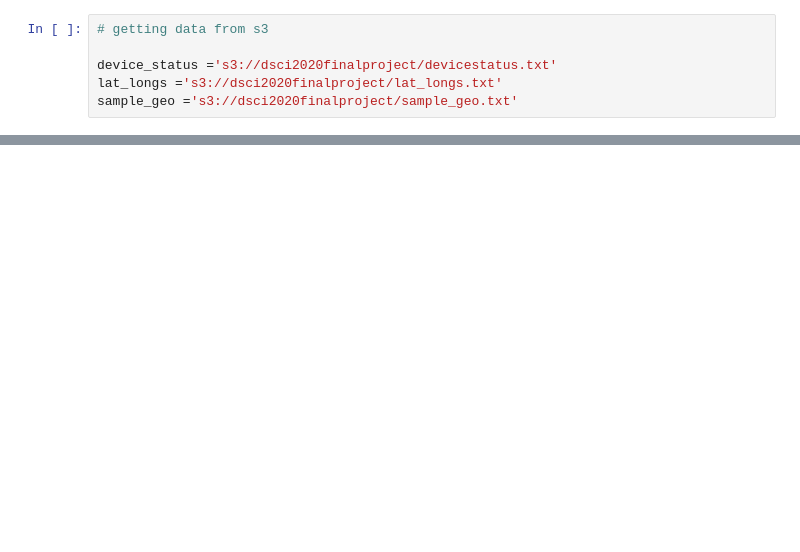
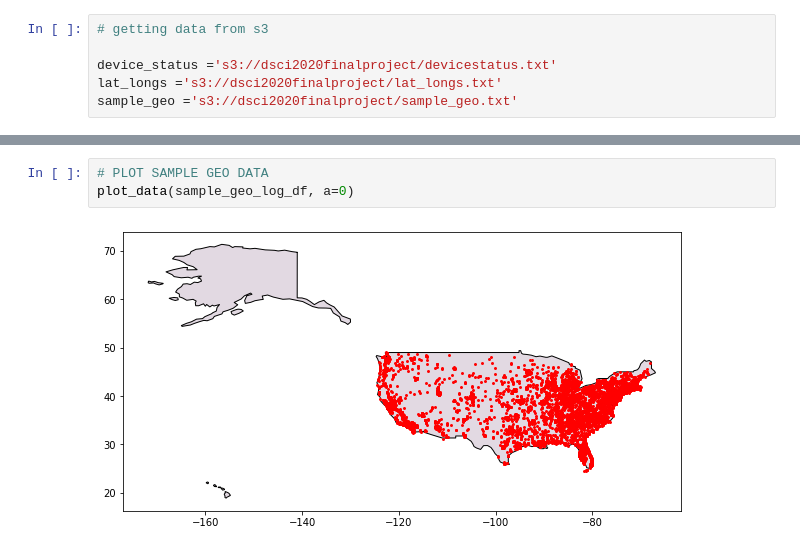
Before and after one commit to asheshbyanju/geo_location_clustering, a Jupyter notebook: geo location clustering.ipynb, the cells around one changed output, grey strips where cells are left out. Saved outputs shown, nothing was run; the diff lists cells and outputs as text; blank space fills up the shorter version.

```diff
--- a/geo location clustering.ipynb
+++ b/geo location clustering.ipynb
@@ -333,0 +151,5 @@ NameError: name 'geopandas' is not defined
+# %%
+# PLOT SAMPLE GEO DATA
+plot_data(sample_geo_log_df, a=0)
+# %% [output]
+[figure, added]
```
Also changed, not shown: parts of 38 cells of this notebook.
